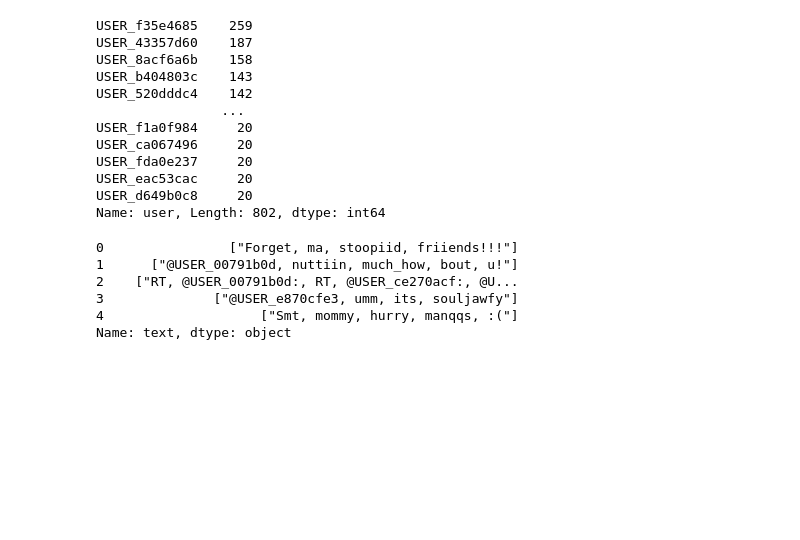
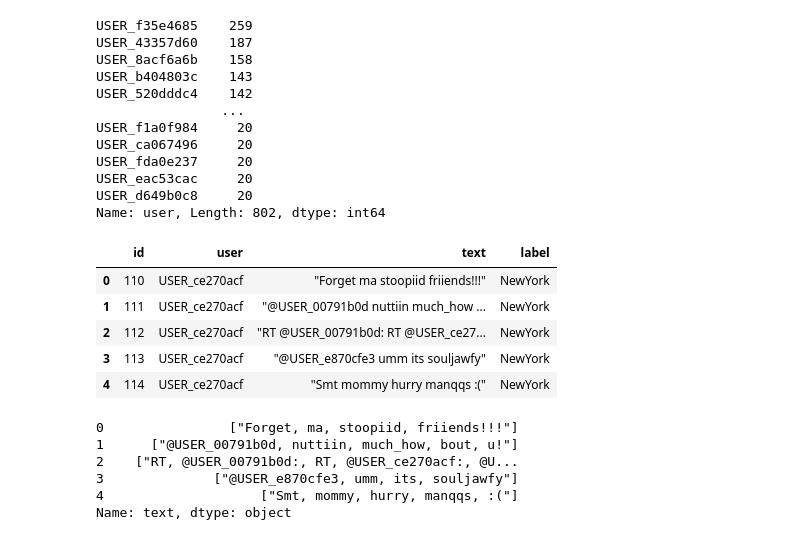
Before and after one commit to hmooy/Geolocation, a Jupyter notebook: geolocation_tweets.ipynb, the cells around one changed output. Saved outputs shown, nothing was run; the diff lists cells and outputs as text; code cells hidden in the pictures; blank space fills up the shorter version.

```diff
--- a/geolocation_tweets.ipynb
+++ b/geolocation_tweets.ipynb
@@ -127,6 +131,15 @@ USER_d649b0c8     20
 Name: user, Length: 802, dtype: int64
 # %%
 train_test = train.append(test, ignore_index= True)
+# %%
+train_test.head()
+# %% [output]
+|  | id | user | text | label |
+| 0 | 110 | USER_ce270acf | "Forget ma stoopiid friiends!!!" | NewYork |
+| 1 | 111 | USER_ce270acf | "@USER_00791b0d nuttiin much_how ... | NewYork |
+| 2 | 112 | USER_ce270acf | "RT @USER_00791b0d: RT @USER_ce27... | NewYork |
+| 3 | 113 | USER_ce270acf | "@USER_e870cfe3 umm its souljawfy" | NewYork |
+| 4 | 114 | USER_ce270acf | "Smt mommy hurry manqqs :(" | NewYork |
 # %%
 tokenized_text = train_test['text'].apply(lambda x: x.split())
 # %%
```
Also changed, not shown: parts of 20 cells of this notebook.
